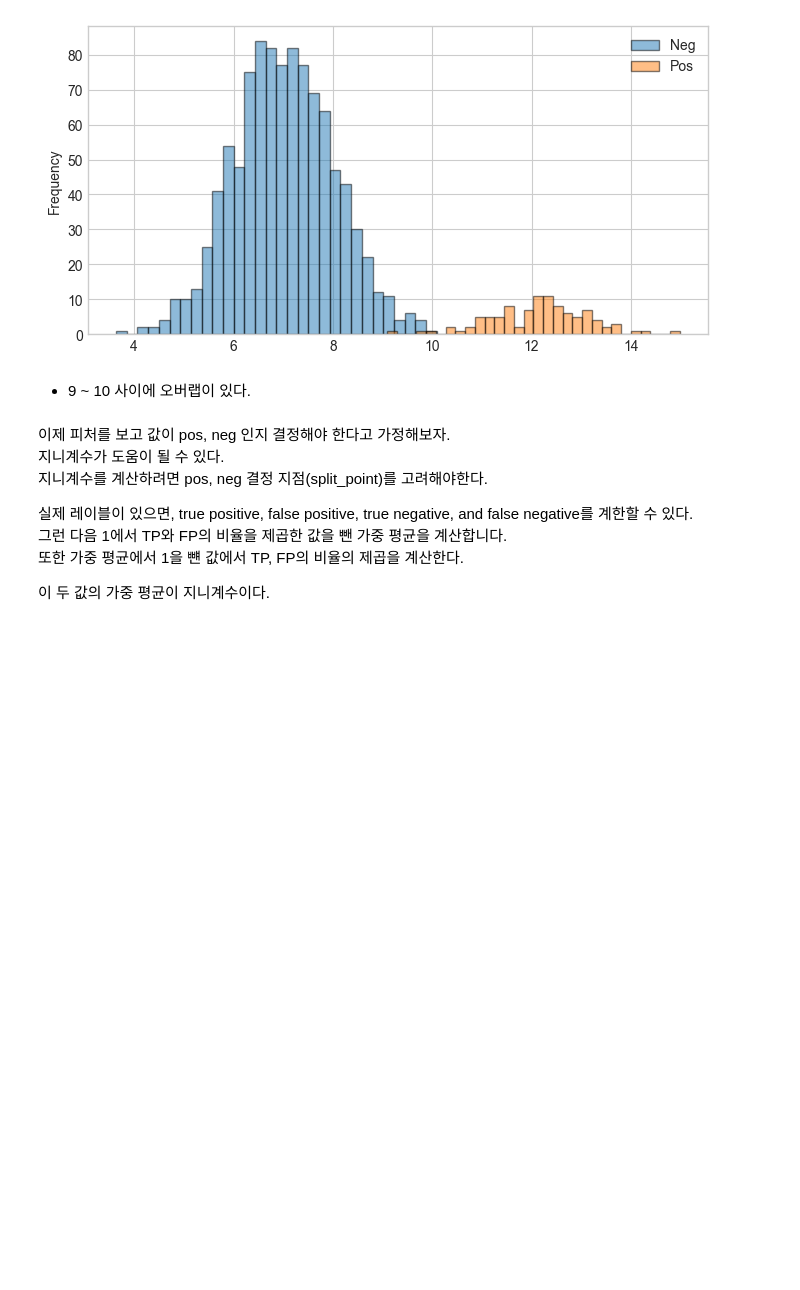
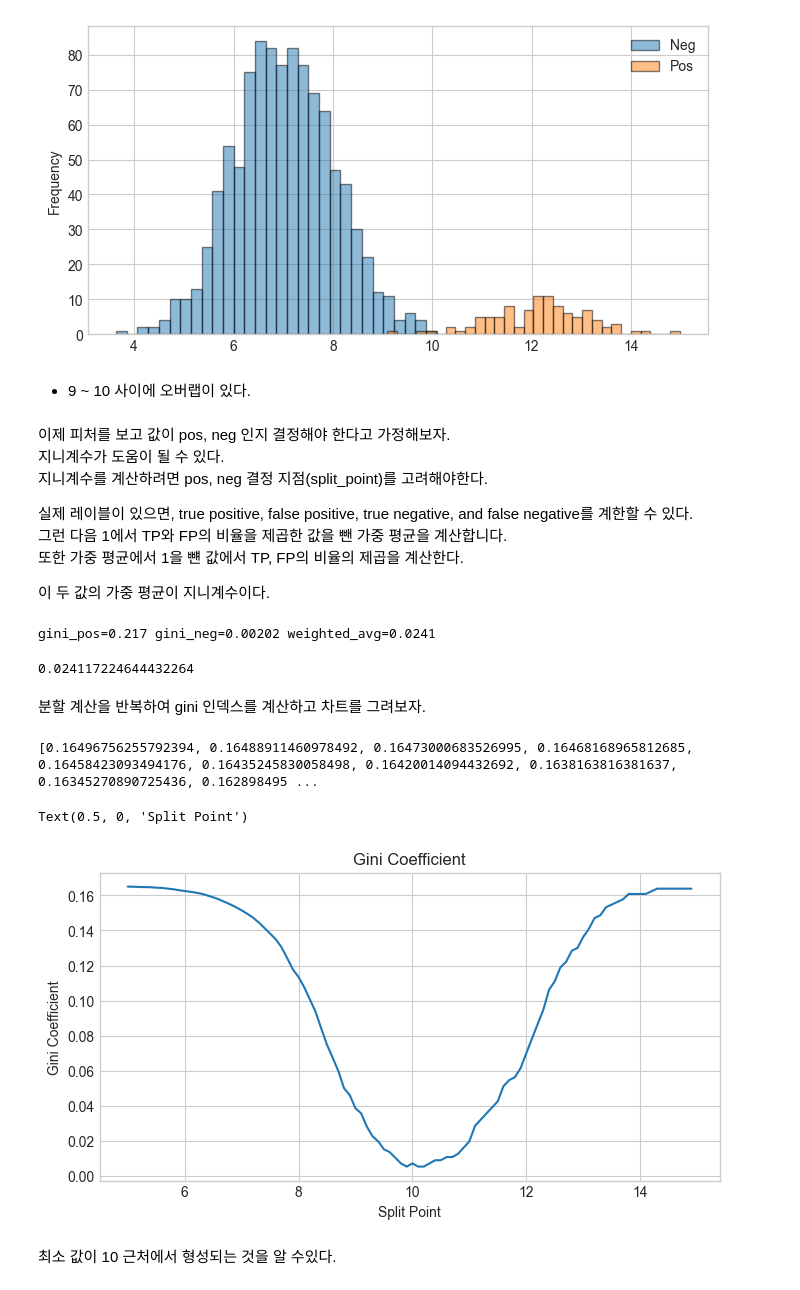
Before and after one commit to sguys99/self-study, a Jupyter notebook: xgboost/effective_xgboost/ch04.ipynb, the cells around one changed output. Cells and saved outputs as stored; diff of their text form; code cells hidden in the pictures; blank space fills up the shorter version.

```diff
--- a/xgboost/effective_xgboost/ch04.ipynb
+++ b/xgboost/effective_xgboost/ch04.ipynb
@@ -97,0 +142,30 @@ ax.legend(['Neg', 'Pos'])
+# %%
+calc_gini(df = gini, val_col='value', label_col='label', pos_val='pos', split_point=9.24, debug=True)
+# %% [output]
+gini_pos=0.217 gini_neg=0.00202 weighted_avg=0.0241
+0.024117224644432264
+# %% [markdown]
+분할 계산을 반복하여 gini 인덱스를 계산하고 차트를 그려보자.
+# %%
+values = np.arange(5, 15, 0.1)
+ginis = []
+
+for v in values:
+    ginis.append(calc_gini(gini, val_col='value', label_col='label',
+                           pos_val='pos', split_point=v
+                           ))
+
+print(ginis)
+# %% [output]
+[0.16496756255792394, 0.16488911460978492, 0.16473000683526995, 0.16468168965812685, 0.16458423093494176, 0.16435245830058498, 0.16420014094432692, 0.1638163816381637, 0.16345270890725436, 0.162898495 ...
+# %%
+fig, ax = plt.subplots(figsize = (8, 4))
+ax.plot(values, ginis)
+ax.set_title('Gini Coefficient')
+ax.set_ylabel('Gini Coefficient')
+ax.set_xlabel('Split Point')
+# %% [output]
+Text(0.5, 0, 'Split Point')
+[figure, added]
+# %% [markdown]
+최소 값이 10 근처에서 형성되는 것을 알 수있다.
```
Also changed, not shown: parts of 17 cells of this notebook.
